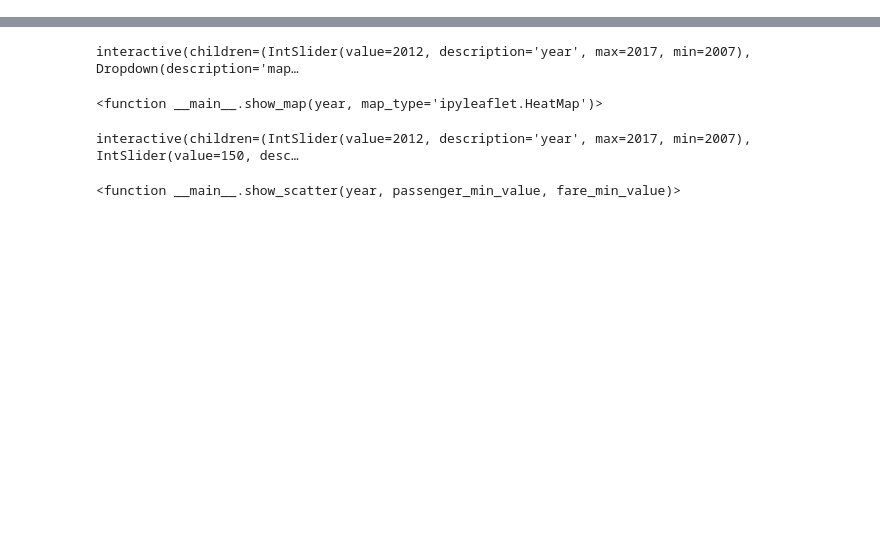
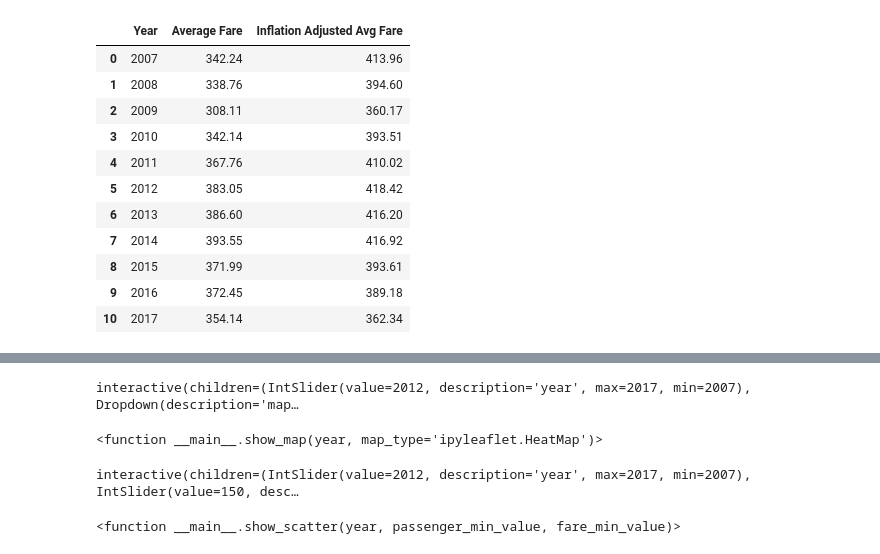
Before and after one commit to ddcruz/Project1, a Jupyter notebook: pyATX1.ipynb, the cells around one changed output, grey strips where cells are left out. Cells and saved outputs as stored; diff of their text form; code cells hidden in the pictures; blank space fills up the shorter version.

```diff
--- a/pyATX1.ipynb
+++ b/pyATX1.ipynb
@@ -11,0 +24,17 @@ from ipywidgets import interact
+# %%
+#read in Alan's csv file about inflated adjusted Avg Fares from AUS
+df = pd.read_csv('./resources/data/AIBA_Average_Airfare_2007_2017.csv')
+df
+# %% [output]
+|  | Year | Average Fare | Inflation Adjusted Avg Fare |
+| 0 | 2007 | 342.24 | 413.96 |
+| 1 | 2008 | 338.76 | 394.60 |
+| 2 | 2009 | 308.11 | 360.17 |
+| 3 | 2010 | 342.14 | 393.51 |
+| 4 | 2011 | 367.76 | 410.02 |
+| 5 | 2012 | 383.05 | 418.42 |
+| 6 | 2013 | 386.60 | 416.20 |
+| 7 | 2014 | 393.55 | 416.92 |
+| 8 | 2015 | 371.99 | 393.61 |
+| 9 | 2016 | 372.45 | 389.18 |
+| 10 | 2017 | 354.14 | 362.34 |
```
Also changed, not shown: parts of 6 cells of this notebook, 2 other files.
